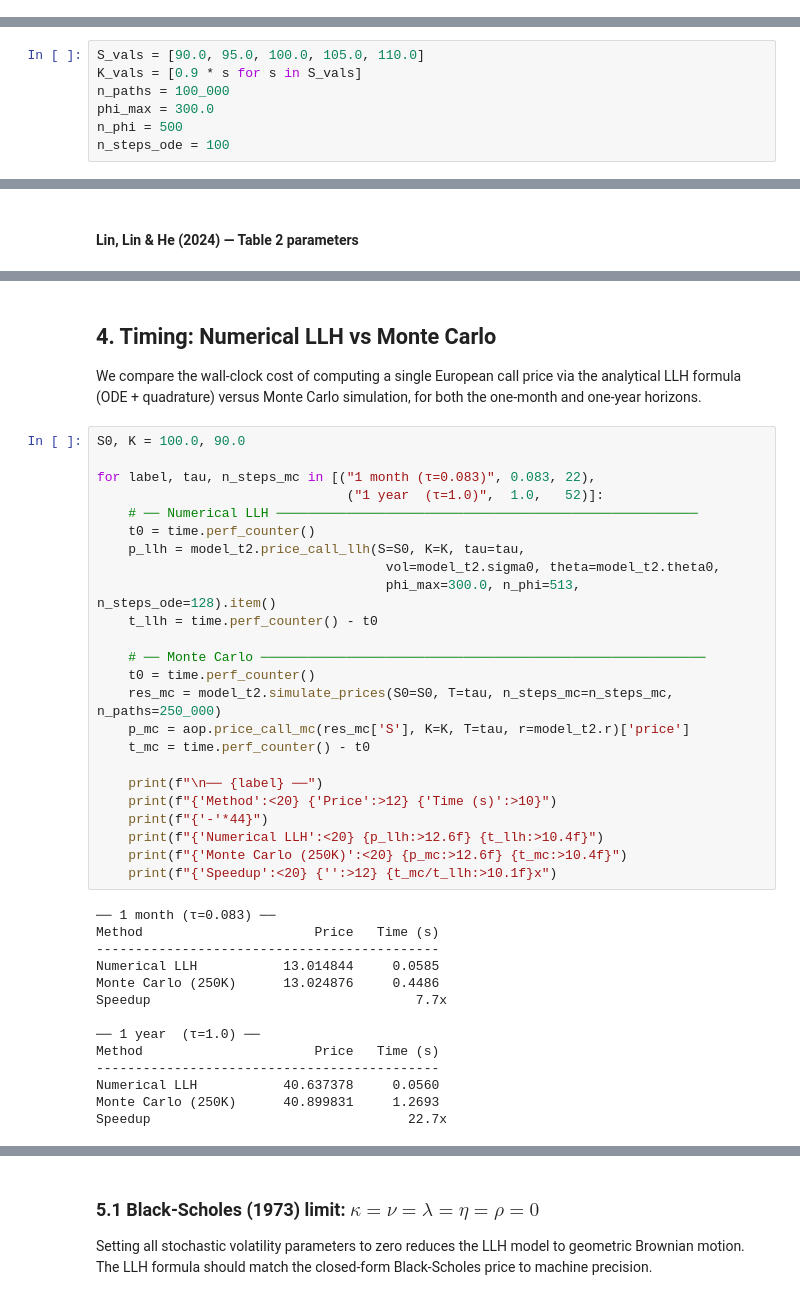
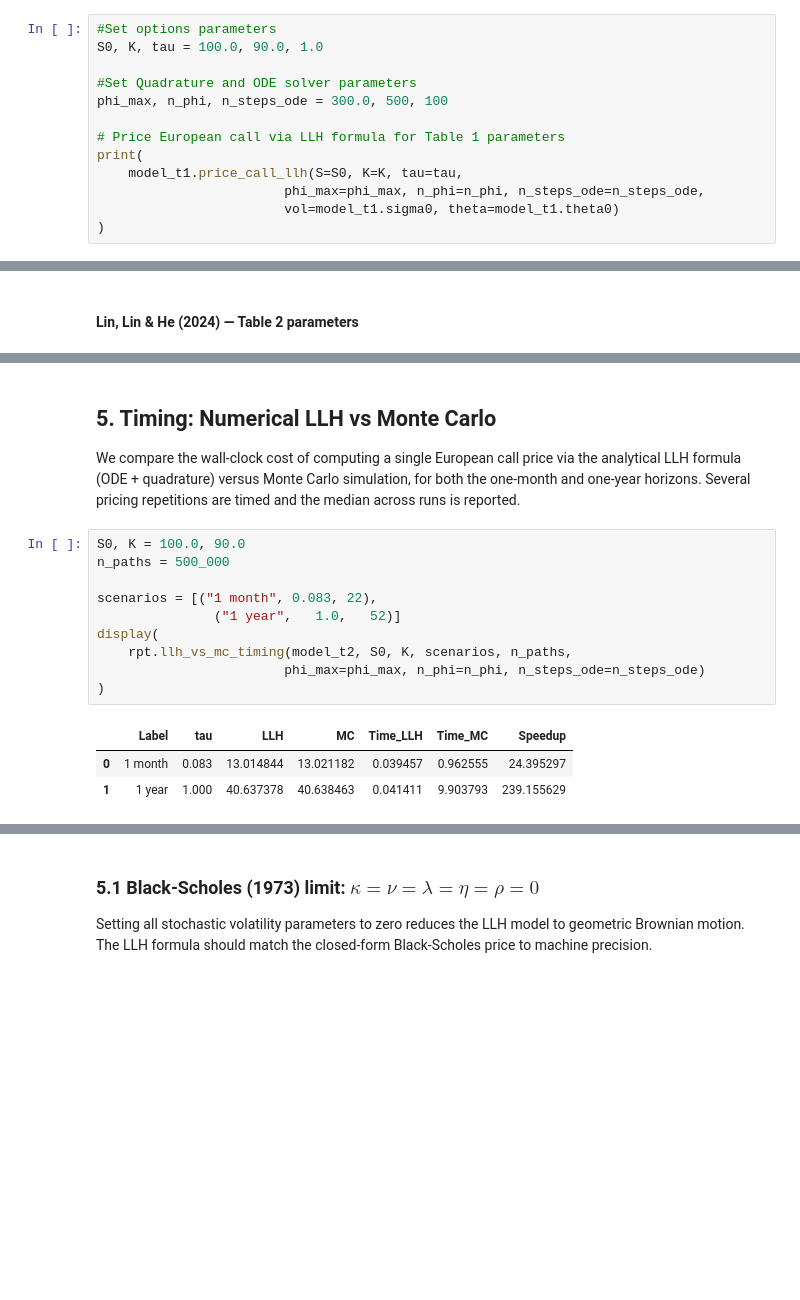
Before and after one commit to ramiuness/american-option-pricing-stoch-vol, a Jupyter notebook: notebooks/european_pricing.ipynb, the cells around one changed output, grey strips where cells are left out. Drawn from its saved outputs; the diff is of its cells as text; blank space fills up the shorter version.

```diff
--- a/notebooks/european_pricing.ipynb
+++ b/notebooks/european_pricing.ipynb
@@ -79,0 +147,13 @@ pm.plot(res_t2['S'].T, title="LLH Price Paths — Table 2 (r=0.3943, ρ=0.1691)"
+# %%
+#Set options parameters
+S0, K, tau = 100.0, 90.0, 1.0
+
+#Set Quadrature and ODE solver parameters
+phi_max, n_phi, n_steps_ode = 300.0, 500, 100
+
+# Price European call via LLH formula for Table 1 parameters
+print(
+    model_t1.price_call_llh(S=S0, K=K, tau=tau,
+                        phi_max=phi_max, n_phi=n_phi, n_steps_ode=n_steps_ode,
+                        vol=model_t1.sigma0, theta=model_t1.theta0)
+)
@@ -89,8 +176 @@ parameter sets across two time horizons: one month and one year.
-# %%
-S_vals = [90.0, 95.0, 100.0, 105.0, 110.0]
-K_vals = [0.9 * s for s in S_vals]
-n_paths = 100_000
-phi_max = 300.0
-n_phi = 500
-n_steps_ode = 100
 # %% [markdown]
@@ -264,48 +335,24 @@ European Put Prices
 # %% [markdown]
 <a id="timing"></a>
-## 4. Timing: Numerical LLH vs Monte Carlo
+## 5. Timing: Numerical LLH vs Monte Carlo
 
 We compare the wall-clock cost of computing a single European call price via
 the analytical LLH formula (ODE + quadrature) versus Monte Carlo simulation,
-for both the one-month and one-year horizons.
+for both the one-month and one-year horizons. Several pricing repetitions are timed and the median across runs is reported.
 # %%
 S0, K = 100.0, 90.0
+n_paths = 500_000
 
-for label, tau, n_steps_mc in [("1 month (τ=0.083)", 0.083, 22),
-                                ("1 year  (τ=1.0)",  1.0,   52)]:
-    # ── Numerical LLH ──────────────────────────────────────────────────────
-    t0 = time.perf_counter()
-    p_llh = model_t2.price_call_llh(S=S0, K=K, tau=tau,
-                                     vol=model_t2.sigma0, theta=model_t2.theta0,
-                                     phi_max=300.0, n_phi=513, n_steps_ode=128).item()
-    t_llh = time.perf_counter() - t0
-
-    # ── Monte Carlo ─────────────────────────────────────────────────────────
-    t0 = time.perf_counter()
-    res_mc = model_t2.simulate_prices(S0=S0, T=tau, n_steps_mc=n_steps_mc, n_paths=250_000)
-    p_mc = aop.price_call_mc(res_mc['S'], K=K, T=tau, r=model_t2.r)['price']
-    t_mc = time.perf_counter() - t0
-
-    print(f"\n── {label} ──")
-    print(f"{'Method':<20} {'Price':>12} {'Time (s)':>10}")
-    print(f"{'-'*44}")
-    print(f"{'Numerical LLH':<20} {p_llh:>12.6f} {t_llh:>10.4f}")
-    print(f"{'Monte Carlo (250K)':<20} {p_mc:>12.6f} {t_mc:>10.4f}")
-    print(f"{'Speedup':<20} {'':>12} {t_mc/t_llh:>10.1f}x")
+scenarios = [("1 month", 0.083, 22),
+               ("1 year",   1.0,   52)]
+display(
+    rpt.llh_vs_mc_timing(model_t2, S0, K, scenarios, n_paths,
+                        phi_max=phi_max, n_phi=n_phi, n_steps_ode=n_steps_ode)
+)
 # %% [output]
-── 1 month (τ=0.083) ──
-Method                      Price   Time (s)
---------------------------------------------
-Numerical LLH           13.014844     0.0585
-Monte Carlo (250K)      13.024876     0.4486
-Speedup                                  7.7x
-
-── 1 year  (τ=1.0) ──
-Method                      Price   Time (s)
---------------------------------------------
-Numerical LLH           40.637378     0.0560
-Monte Carlo (250K)      40.899831     1.2693
-Speedup                                 22.7x
+|  | Label | tau | LLH | MC | Time_LLH | Time_MC | Speedup |
+| 0 | 1 month | 0.083 | 13.014844 | 13.021182 | 0.039457 | 0.962555 | 24.395297 |
+| 1 | 1 year | 1.000 | 40.637378 | 40.638463 | 0.041411 | 9.903793 | 239.155629 |
 # %% [markdown]
 <a id="edge-cases"></a>
 ## 5. Edge-Case Validation
```
Also changed, not shown: parts of 44 cells of this notebook, 3 other files.
